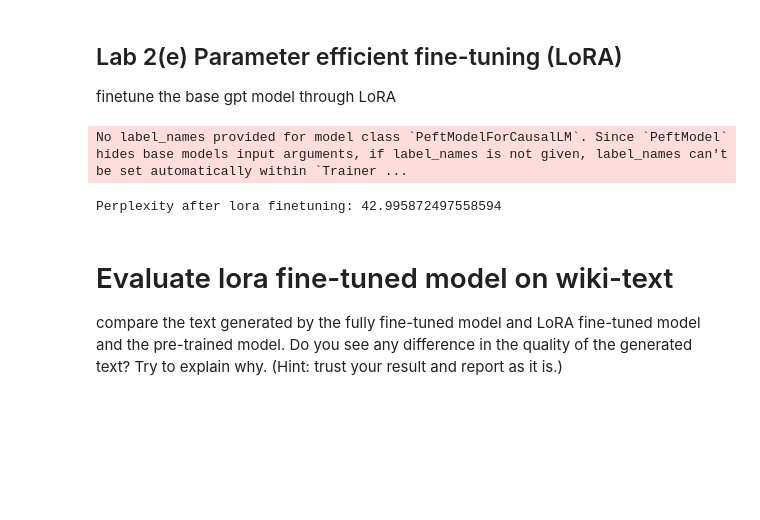
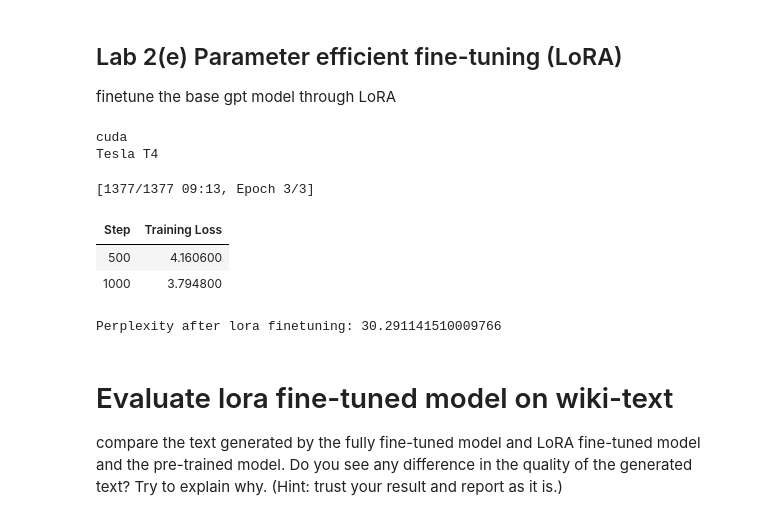
Before and after one commit to mingxinliu0423/ECE661, a Jupyter notebook: HW3/LabLLM.ipynb, the cells around one changed output. Cells and saved outputs as stored; diff of their text form; code cells hidden in the pictures; blank space fills up the shorter version.

```diff
--- a/HW3/LabLLM.ipynb
+++ b/HW3/LabLLM.ipynb
@@ -234,6 +265,17 @@ GPT-2 is a langugae model based on transformers developed by OpenAI , and is a n
 ## Lab 2(e) Parameter efficient fine-tuning (LoRA)
 
 finetune the base gpt model through LoRA
+# %%
+# Print device
+device = torch.device('cuda' if torch.cuda.is_available() else 'cpu')
+print(device)
+
+# Print GPU name
+if torch.cuda.is_available():
+    print(torch.cuda.get_device_name(0))
+# %% [output]
+cuda
+Tesla T4
 # %%
 from peft import LoraConfig, get_peft_model
 
@@ -247,35 +289,40 @@ peft_config = LoraConfig(
 
 # your code here: load GPT2 model and add the lora adapter
 model_base = AutoModelForCausalLM.from_pretrained("gpt2").to(device)
 model_lora = get_peft_model(model_base, peft_config)
 
 
 training_args = TrainingArguments(
     output_dir="./gpt2-lora-wikitext-2",
     overwrite_output_dir=True,
     num_train_epochs=3,
     per_device_train_batch_size=8,
     per_device_eval_batch_size=8,
     eval_steps=400,
     save_steps=800,
     warmup_steps=500,
     prediction_loss_only=True,
 )
 
 # your code here: set trainer and train the model
 trainer = Trainer(
     model=model_lora,
     args=training_args,
     data_collator=data_collator,
     train_dataset=tokenized_datasets_train,
     eval_dataset=tokenized_datasets_valid,
 )
 
+trainer.train()
+trainer.save_model()
 ppl = evaluate_perplexity(model_lora, valid_dataloader)
 print(f"Perplexity after lora finetuning: {ppl}")
 # %% [output]
-No label_names provided for model class `PeftModelForCausalLM`. Since `PeftModel` hides base models input arguments, if label_names is not given, label_names can't be set automatically within `Trainer ...
+[1377/1377 09:13, Epoch 3/3]
+| Step | Training Loss |
+| 500 | 4.160600 |
+| 1000 | 3.794800 |
-Perplexity after lora finetuning: 42.995872497558594
+Perplexity after lora finetuning: 30.291141510009766
 # %% [markdown]
 # Evaluate lora fine-tuned model on wiki-text
 
```
Also changed, not shown: parts of 8 cells of this notebook, 1 other file.
